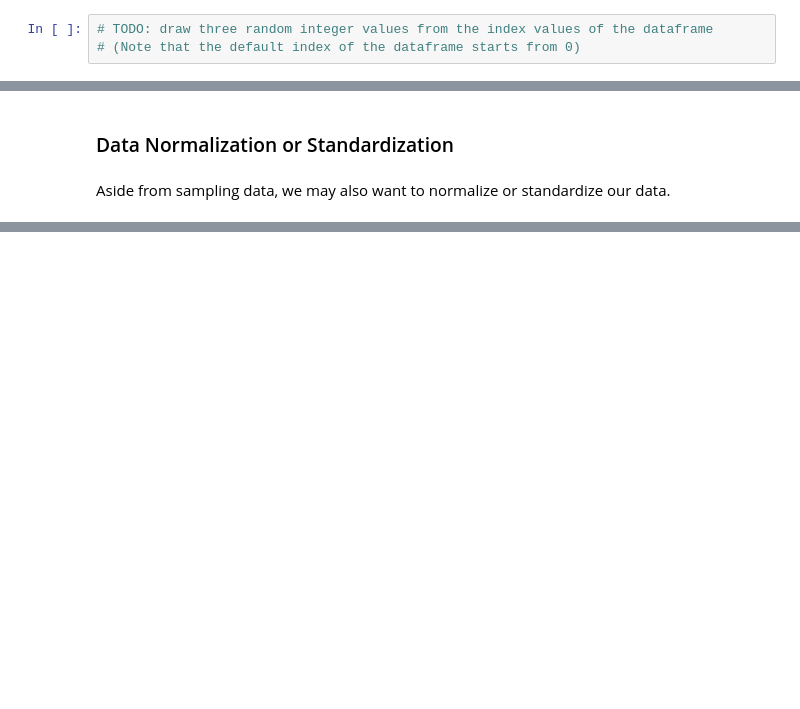
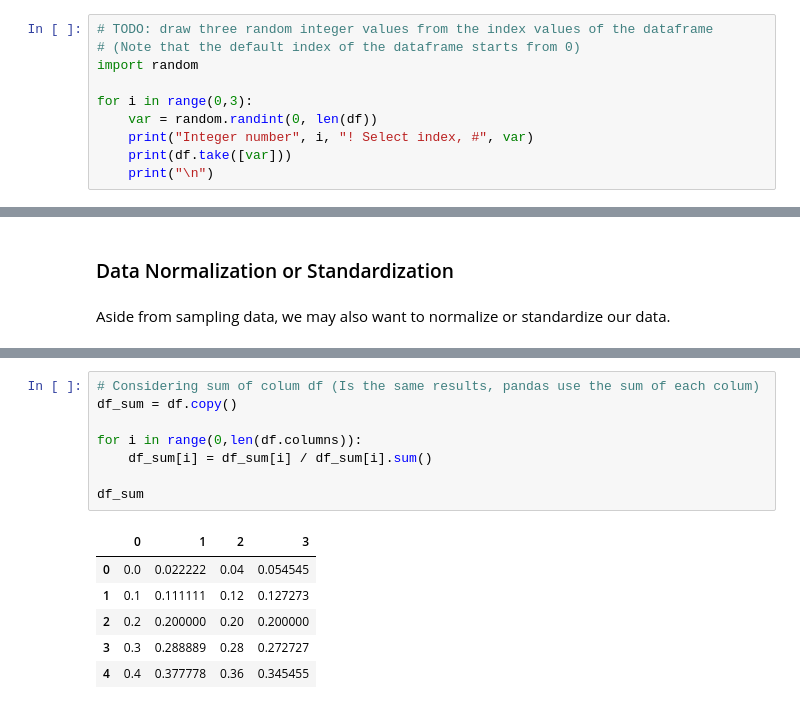
Before and after one commit to hansfranke1985/ADS, a Jupyter notebook: DataWrangling/week_6_DataPreProcessing/Assignment/Week6 Data Preparation.ipynb, the cells around one changed output, grey strips where cells are left out. Saved outputs shown, nothing was run; the diff lists cells and outputs as text; blank space fills up the shorter version.

```diff
--- a/DataWrangling/week_6_DataPreProcessing/Assignment/Week6 Data Preparation.ipynb
+++ b/DataWrangling/week_6_DataPreProcessing/Assignment/Week6 Data Preparation.ipynb
@@ -464,3 +476,10 @@ To generate a sample with replacement, we can draw random integers.
 # %%
 # TODO: draw three random integer values from the index values of the dataframe
 # (Note that the default index of the dataframe starts from 0)
+import random
+
+for i in range(0,3):
+    var = random.randint(0, len(df))
+    print("Integer number", i, "! Select index, #", var)
+    print(df.take([var]))
+    print("\n")
@@ -474,0 +529,15 @@ Aside from sampling data, we may also want to normalize or standardize our data.
+# %%
+# Considering sum of colum df (Is the same results, pandas use the sum of each colum)
+df_sum = df.copy()
+
+for i in range(0,len(df.columns)):
+    df_sum[i] = df_sum[i] / df_sum[i].sum()
+
+df_sum
+# %% [output]
+|  | 0 | 1 | 2 | 3 |
+| 0 | 0.0 | 0.022222 | 0.04 | 0.054545 |
+| 1 | 0.1 | 0.111111 | 0.12 | 0.127273 |
+| 2 | 0.2 | 0.200000 | 0.20 | 0.200000 |
+| 3 | 0.3 | 0.288889 | 0.28 | 0.272727 |
+| 4 | 0.4 | 0.377778 | 0.36 | 0.345455 |
```
Also changed, not shown: parts of 9 cells of this notebook.
